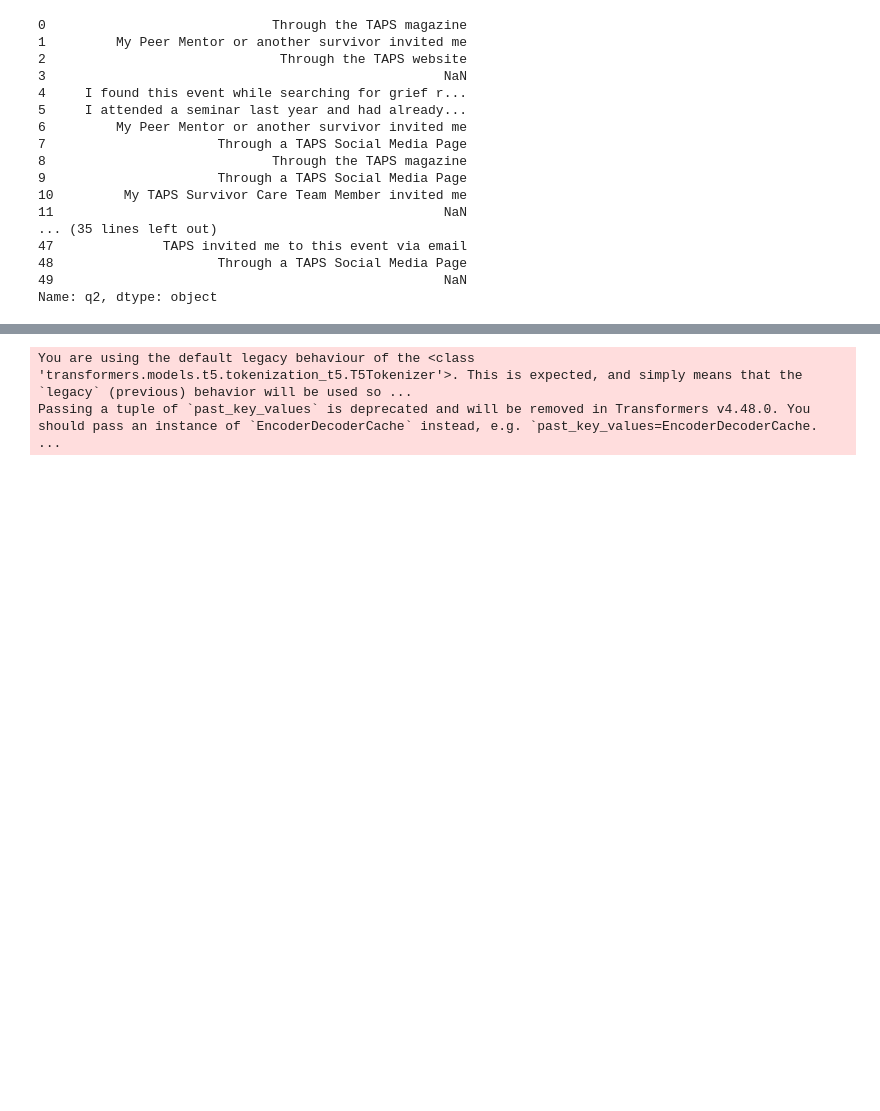
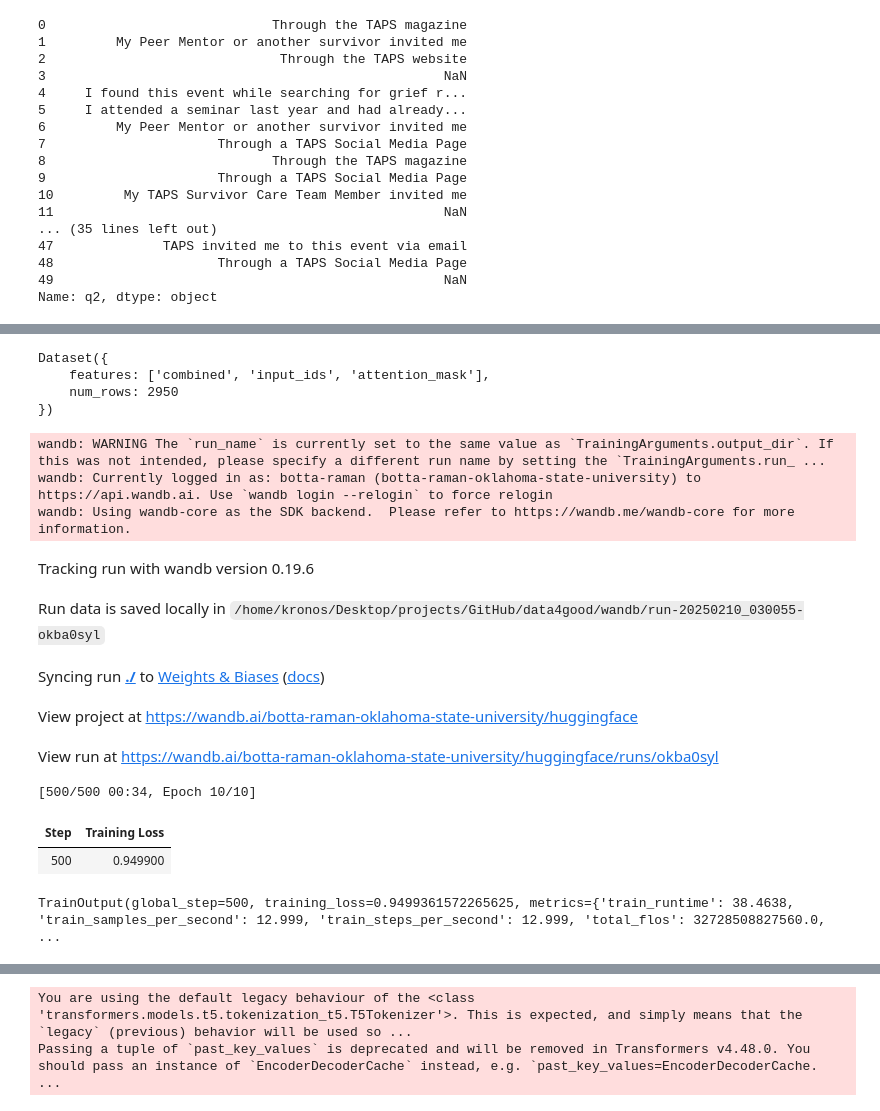
Before and after one commit to Raman369AI/GitHub, a Jupyter notebook: data4good/data4good.ipynb, the cells around one changed output, grey strips where cells are left out. Saved outputs shown, nothing was run; the diff lists cells and outputs as text; code cells hidden in the pictures; blank space fills up the shorter version.

Commit message:
Improved code using Huggingface - finetuning

```diff
--- a/data4good/data4good.ipynb
+++ b/data4good/data4good.ipynb
@@ -289,0 +322,26 @@ from transformers import pipeline
+# %%
+from sklearn.metrics import accuracy_score, f1_score
+def compute_metrics(pred):
+ labels = pred.label_ids
+ preds = pred.predictions.argmax(-1)
+ f1 = f1_score(labels, preds, average="weighted")
+ acc = accuracy_score(labels, preds)
+ return {"accuracy": acc, "f1": f1}
+# %%
+from transformers import Trainer, TrainingArguments
+training_args = TrainingArguments(output_dir='./',
+ num_train_epochs=10,
+ learning_rate=2e-5,
+ per_device_train_batch_size=1,
+ weight_decay=0.01,
+ disable_tqdm=False,
+ log_level="error")
+# %%
+def tokenize(batch):
+    # Tokenize the text column (e.g., "combined")
+    tokenized_inputs = tokenizer(batch["combined"], padding=True, truncation=True)
+    # Re-add the labels to the tokenized output
+    tokenized_inputs["label"] = batch["label"]
+    return tokenized_inputs
+# %%
+data_ds_encoded = data_ds.map(tokenize)
@@ -289,0 +356,26 @@ from transformers import pipeline
+# %%
+test_ds_encoded
+# %% [output]
+Dataset({
+    features: ['combined', 'input_ids', 'attention_mask'],
+    num_rows: 2950
+})
+# %%
+trainer = Trainer(model=model, args=training_args,
+ compute_metrics=compute_metrics,
+ train_dataset=data_ds_encoded,
+ tokenizer=tokenizer)
+trainer.train()
+# %% [output]
+wandb: WARNING The `run_name` is currently set to the same value as `TrainingArguments.output_dir`. If this was not intended, please specify a different run name by setting the `TrainingArguments.run_ ...
+wandb: Currently logged in as: botta-raman (botta-raman-oklahoma-state-university) to https://api.wandb.ai. Use `wandb login --relogin` to force relogin
+wandb: Using wandb-core as the SDK backend.  Please refer to https://wandb.me/wandb-core for more information.
+Tracking run with wandb version 0.19.6
+Run data is saved locally in /home/kronos/Desktop/projects/GitHub/data4good/wandb/run-20250210_030055-okba0syl
+Syncing run ./ to Weights & Biases (docs)
+View project at https://wandb.ai/botta-raman-oklahoma-state-university/huggingface
+View run at https://wandb.ai/botta-raman-oklahoma-state-university/huggingface/runs/okba0syl
+[500/500 00:34, Epoch 10/10]
+| Step | Training Loss |
+| 500 | 0.949900 |
+TrainOutput(global_step=500, training_loss=0.9499361572265625, metrics={'train_runtime': 38.4638, 'train_samples_per_second': 12.999, 'train_steps_per_second': 12.999, 'total_flos': 32728508827560.0,  ...
```
Also changed, not shown: parts of 23 cells of this notebook, 9 other files.
